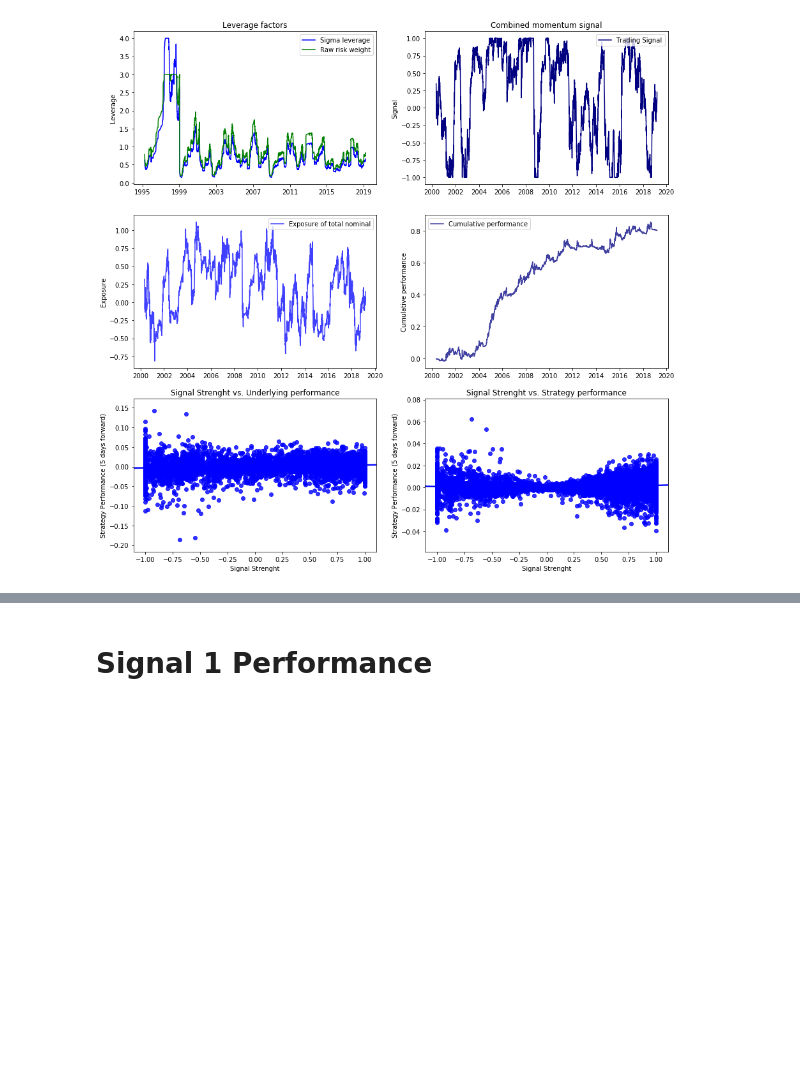
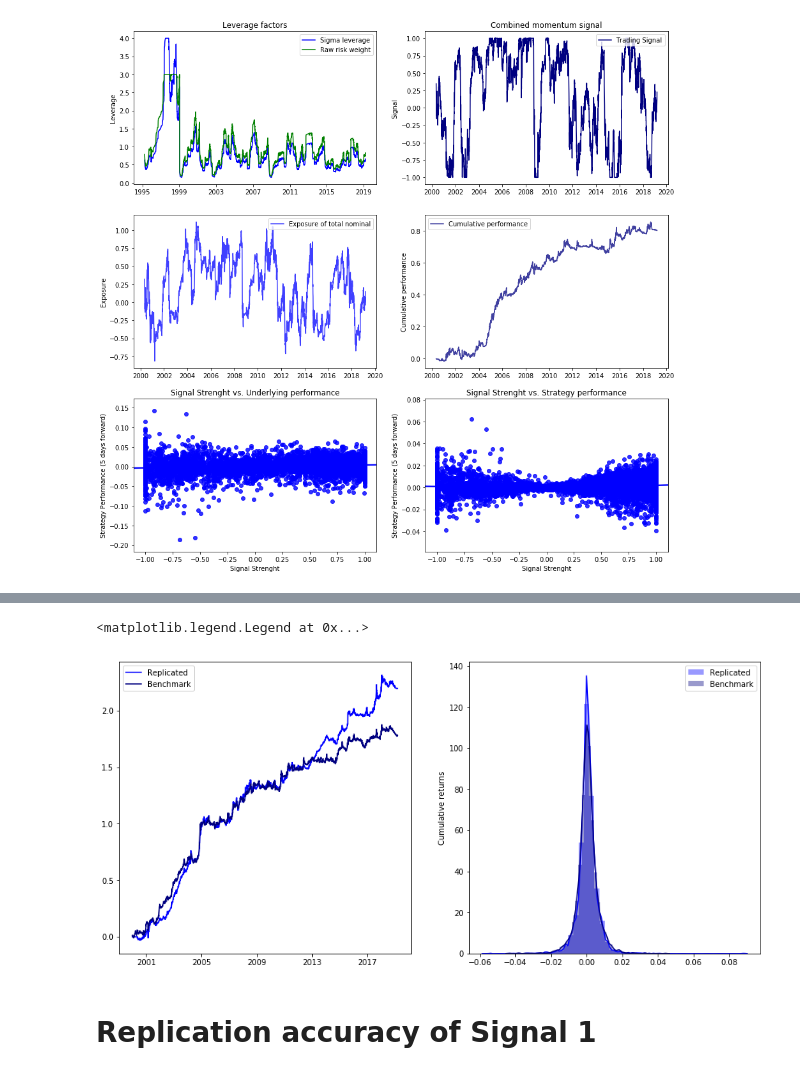
Before and after one commit to jshellen/CTA-strategies, a Jupyter notebook: em_mom_backtest.ipynb, the cells around one changed output, grey strips where cells are left out. Saved outputs shown, nothing was run; the diff lists cells and outputs as text; code cells hidden in the pictures; blank space fills up the shorter version.

```diff
--- a/em_mom_backtest.ipynb
+++ b/em_mom_backtest.ipynb
@@ -899,2 +876,71 @@ Text(0.5,1,'Signal Strenght vs. Strategy performance')
+# %%
+
+signal_name = "Signal_1"
+
+strategy_returns = {}
+for symbol in symbols:
+
+    # Volatility leverage
+    sigma_leverage = sigma_ratios_and_caps[symbol].min(axis=1)
+
+    # Raw risk weight leverage
+    risk_weight_leverage = rw_sigma_ratios_and_caps[symbol].min(axis=1)
+
+    # Total leverage
+    total_leverage = sigma_leverage*risk_weight_leverage
+
+    # Raw momentum trading signal
+    signal   = momentum_signals[signal_name][symbol]
+
+    # Exposure
+    exposure = total_leverage*signal
+    exposure.index = pd.DatetimeIndex(exposure.index)
+
+    # rebalancig dates
+    rebal_dates = exposure.index[::5]
+
+    E_at_rebal  = exposure.loc[rebal_dates]
+
+    effective_exposure = E_at_rebal.reindex(exposure.index).fillna(method='ffill')
+
+    # Strategy returns
+    start_returns  = ret[symbol]*effective_exposure.shift(1)
+
+    strategy_returns.update({symbol:start_returns.copy()})
+
+# Concatenate data into pandas DataFrame
+df = pd.DataFrame.from_dict(strategy_returns, orient = 'columns').fillna(0.0)
+
+# Now what we want to do is to compare the returns of our replicated strategy against the benchmark. The problem we have is that
+# the benchmark index has much higher volatility. Therefore, we need to scale our replicated strategy to have same volatility.
+
+# We do this using data from the beginning of year 2000.
+start_date = datetime(2000,1,1)
+
+benchmark_returns   = benchmark_data['NMEMMOMU Index'].pct_change(1).loc[start_date:]
+strategy_1_returns  = df.mean(axis=1).loc[start_date:]
+
+# Daily volatility of the benchmark index
+sigma_bm = benchmark_returns.std()
+
+# Daily volatility of our replicated strategy
+sigma_s_1      = strategy_1_returns.std()
+
+# Scaling factor (benchmark volatility / strategy volatility)
+scaling_factor_1 = sigma_bm/sigma_s_1
+
+scaled_strategy_1_returns = scaling_factor_1 * strategy_1_returns
+
+f, ax  = plt.subplots(1,2, figsize=(15,7))
+ax[0].plot(scaled_strategy_1_returns.cumsum(), color='blue',label='Replicated')
+ax[0].plot(benchmark_returns.cumsum()      , color='navy',label='Benchmark')
+ax[0].legend()
+sns.distplot(scaled_strategy_1_returns.values, ax = ax[1], color = 'blue', label ='Replicated')
+sns.distplot(benchmark_returns.values      , ax = ax[1], color = 'navy', label ='Benchmark' )
+ax[1].set_ylabel('Cumulative returns')
+ax[1].legend()
+# %% [output]
+<matplotlib.legend.Legend at 0x...>
+[figure, added]
 # %% [markdown]
-# Signal 1 Performance
+# Replication accuracy of Signal 1
```
Also changed, not shown: parts of 26 cells of this notebook.
